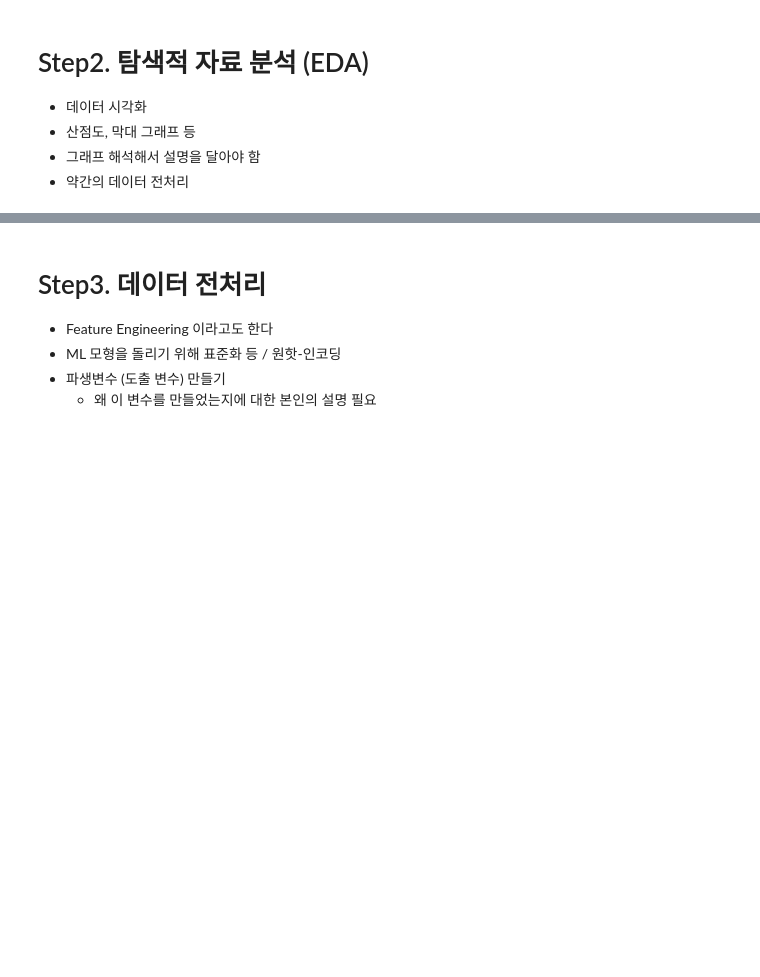
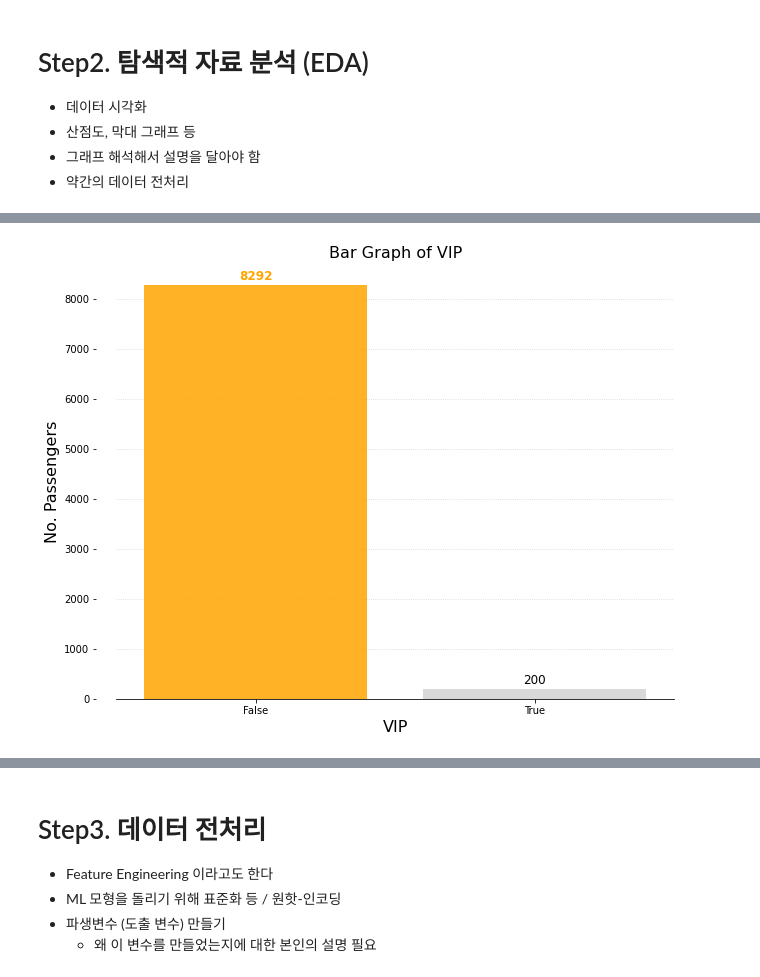
Before and after one commit to kmk3593/Project01, a Jupyter notebook: spaceTitanic/test2.ipynb, the cells around one changed output, grey strips where cells are left out. Cells and saved outputs as stored; diff of their text form; code cells hidden in the pictures; blank space fills up the shorter version.

```diff
--- a/spaceTitanic/test2.ipynb
+++ b/spaceTitanic/test2.ipynb
@@ -329,0 +239,4 @@ fig.update_layout(showlegend=False, title_text="Row wise Null Value Distribution
+# %%
+cnt_bar(train_data, "VIP")
+# %% [output]
+[figure, added]
```
Also changed, not shown: parts of 112 cells of this notebook.
